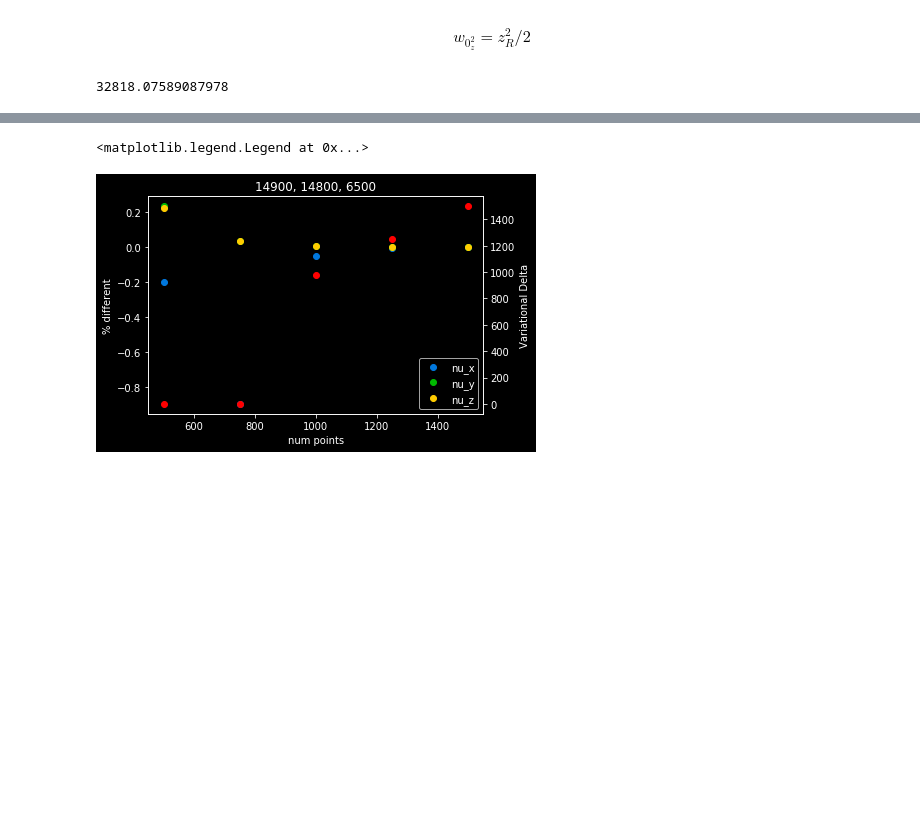
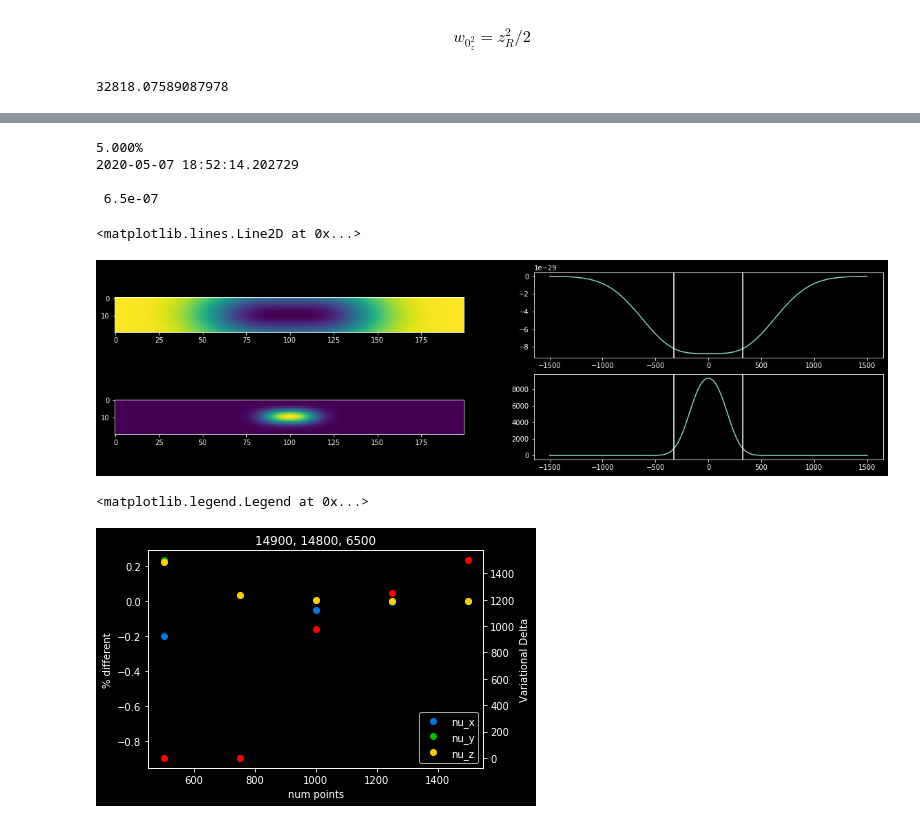
Before and after one commit to aquirdTurtle/Data-Analysis-Code, a Jupyter notebook: VariationalCalculations.ipynb, the cells around one changed output, grey strips where cells are left out. Cells and saved outputs as stored; diff of their text form; code cells hidden in the pictures; blank space fills up the shorter version.

```diff
--- a/VariationalCalculations.ipynb
+++ b/VariationalCalculations.ipynb
@@ -846,13 +857,14 @@ trapNu = np.sqrt(4*V/(mc.Rb87_M*spotSize**2))*1e-3/(2*np.pi)
 yspace = 0.3e-6
 xspace = 1.5e-6
 zspace = 0.5e-6
-numYpts = 75
-numXpts = 300
-numZpts = 75
+numYpts = 50
+numXpts = 200
+numZpts = 50
 delta = 1.5e-6
 #pts = np.linspace(20,200,5)
 deltas = np.linspace(0.5e-6,1.5e-6, 20)
-for num, delta in enumerate(deltas):
+delta = 0.65e-6
+for num, delta in enumerate([delta]):
     x1 = np.linspace(-xspace,xspace,int(numXpts))
     y1 = np.linspace(-yspace,yspace,int(numYpts))
     z1 = np.linspace(-zspace,zspace,int(numZpts))
@@ -878,7 +890,7 @@ for num, delta in enumerate(deltas):
     ax.plot(pltDeltas*1e9, [(freq - ref(yf))/ref(yf) for freq in yf],'o', color=colors[1], label='nu_y')
     ax.plot(pltDeltas*1e9, [(freq - ref(zf))/ref(zf) for freq in zf],'o', color=colors[2], label='nu_z')
     ax2 = ax.twinx()
-    ax2.plot(pltDeltas*1e9, vDeltas*1e9,'or', label='nu_x')
+    ax2.plot(pltDeltas*1e9, vDeltas*1e9,'or', label='delta')
     ax.set_xlabel('Delta (nm)')
     ax.set_ylabel('% different')
     ax2.set_ylabel('Variational Delta')
@@ -892,3 +901,64 @@ Starting Calculations At:  2020-05-07 11:53:34.715362
+# %%
+print('Starting Calculations At: ', datetime.datetime.now())
+variationalDeltas=[]
+variationalFreqs=[]
+calculatedDeltas=[]
+calculatedFreqs=[]
+results = []
+V=10e-6*mc.k_B
+spotSize = 650e-9
+
+trapNu = np.sqrt(4*V/(mc.Rb87_M*spotSize**2))*1e-3/(2*np.pi)
+#Deltas = np.linspace(4*trapWaist,0.3*trapWaist,500)
+#for Delta in Deltas:
+yspace = 0.3e-6
+xspace = 1.5e-6
+zspace = 0.5e-6
+numYpts = 20
+numXpts = 200
+numZpts = 20
+delta = 1.5e-6
+#pts = np.linspace(20,200,5)
+deltas = np.linspace(0.5e-6,1.5e-6, 20)
+delta = 0.65e-6
+for num, delta in enumerate([delta]):
+    x1 = np.linspace(-xspace,xspace,int(numXpts))
+    y1 = np.linspace(-yspace,yspace,int(numYpts))
+    z1 = np.linspace(-zspace,zspace,int(numZpts))
+    Xp, Yp, Zp = np.meshgrid(x1, y1, z1)
+    potential = potential3D(Xp, Yp, Zp, -delta/2, V, 650e-9, 1.5e-6) + potential3D(Xp, Yp, Zp, delta/2, V, 650e-9, 1.5e-6)
+    #res = opt.minimize(doubleWellMin, [delta, 15e3, 15e3, 3.5e3], method='Nelder-Mead', tol=1e-60 )
+    res = opt.minimize(doubleWellMinFixedYZ, [delta,15e3], method='Nelder-Mead', tol=1e-60 )
+    results.append(res)
+    printProgress(num+1, len(deltas))
+    print(datetime.datetime.now())
+    print('\n',delta)
+# %% [output]
+5.000%
+2020-05-07 18:52:14.202729
+
+ 6.5e-07
+# %%
+wfdelta, nu_x = results[0].x
+#display(wfdelta, wx, wy, wz)
+# %%
+delta = 0.65e-6
+# %%
+potential = potential3D( Xp, Yp, Zp, -delta/2, V, 650e-9, 1.5e-6) + potential3D(Xp, Yp, Zp, delta/2, V, 650e-9, 1.5e-6 )
+psi = 1/np.sqrt(2) * (psi3D(Xp, Yp, Zp, -wfdelta/2, nu_x, nu_y, nu_z)+psi3D(Xp, Yp, Zp, +wfdelta/2, nu_x, nu_y, nu_z))
+# %%
+fig, ax = plt.subplots(2,2, figsize=(20,5))
+ax[0,0].imshow(potential[:,:,0])
+ax[0,1].plot(Xp[0,:,0]*1e9,potential[0,:,0])
+ax[0,1].axvline(-delta/2*1e9)
+ax[0,1].axvline(delta/2*1e9)
+ax[1,0].imshow(psi[:,:,0])
+ax[1,1].plot(Xp[0,:,0]*1e9,psi[0,:,0])
+ax[1,1].axvline(-delta/2*1e9)
+ax[1,1].axvline(delta/2*1e9)
+# %% [output]
+<matplotlib.lines.Line2D at 0x...>
+[figure, added]
 # %%
 # %% [output]
 <matplotlib.legend.Legend at 0x...>
```
Also changed, not shown: parts of 7 cells of this notebook, 1 other file.
